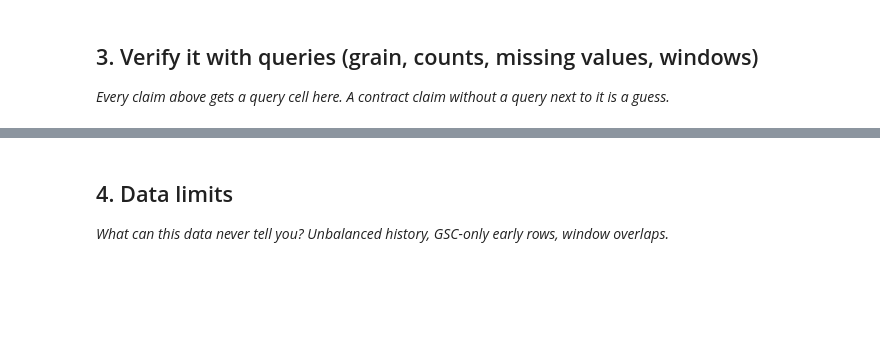
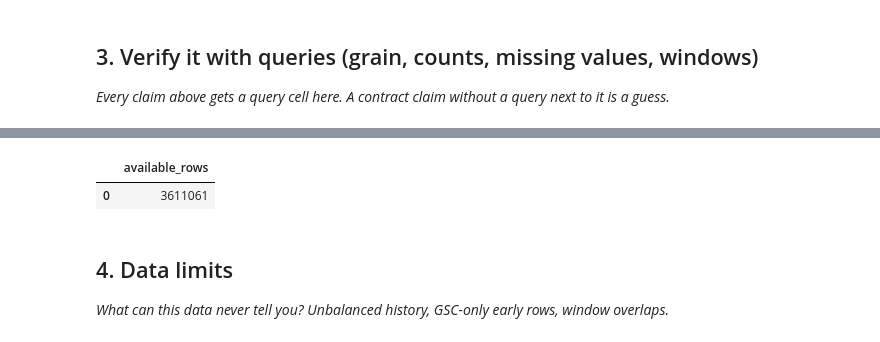
Before and after one commit to 133Haseeb/MLflyrankhaseeb, a Jupyter notebook: work/notebooks/w03_data_contract.ipynb, the cells around one changed output, grey strips where cells are left out. Saved outputs shown, nothing was run; the diff lists cells and outputs as text; code cells hidden in the pictures; blank space fills up the shorter version.

```diff
--- a/work/notebooks/w03_data_contract.ipynb
+++ b/work/notebooks/w03_data_contract.ipynb
@@ -21,3 +139,16 @@ This skeleton is yours to fill. Work the sections **in order** — each one has
+# %%
+availability = con.sql(f"""
+SELECT
+COUNT(*) AS available_rows
+FROM {TABLES['fact_daily']}
+WHERE month='2026-03'
+AND gsc_data_available IS TRUE
+""").df()
+
+availability
+# %% [output]
+|  | available_rows |
+| 0 | 3611061 |
 # %% [markdown]
 ## 4. Data limits
 
```
Also changed, not shown: parts of 11 cells of this notebook.
